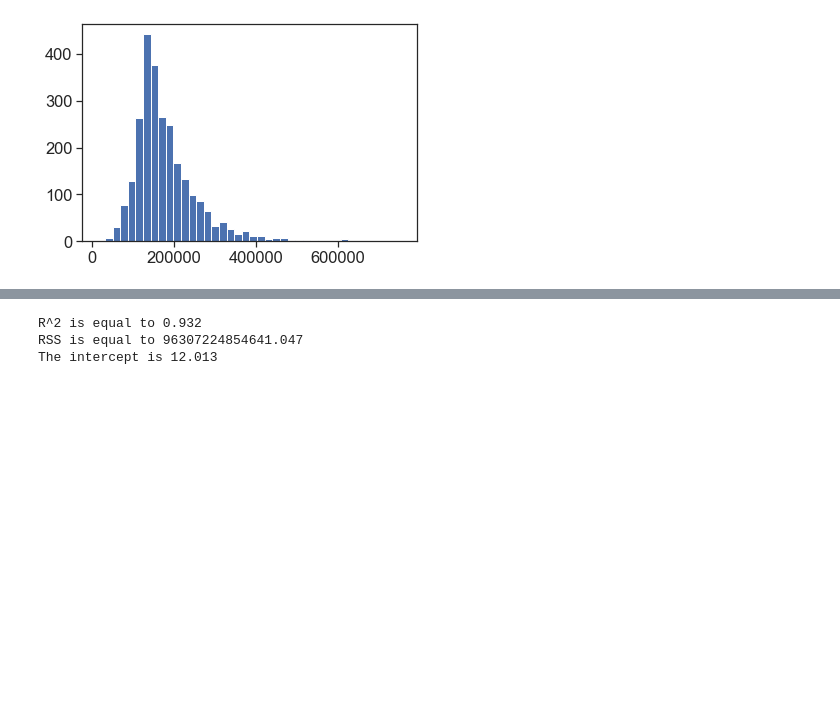
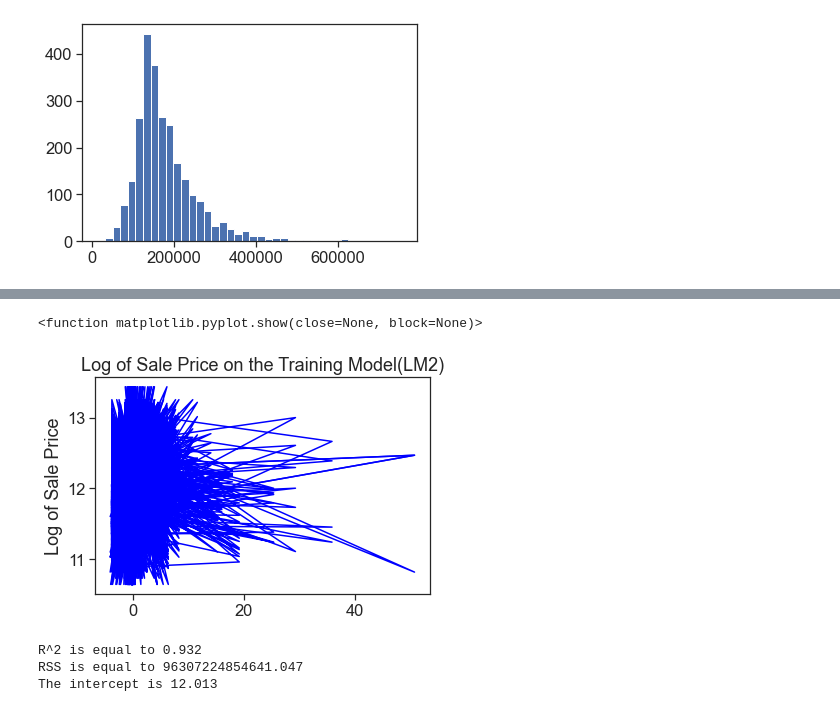
Before and after one commit to amandamanfredo1/Machine_Learning_Ames_Housing_Kaggle, a Jupyter notebook: Raunak_P/PreditHousePriceLinReg.ipynb, the cells around one changed output, grey strips where cells are left out. Saved outputs shown, nothing was run; the diff lists cells and outputs as text; code cells hidden in the pictures; blank space fills up the shorter version.

```diff
--- a/Raunak_P/PreditHousePriceLinReg.ipynb
+++ b/Raunak_P/PreditHousePriceLinReg.ipynb
@@ -839,3 +904,13 @@ plt.hist(residuals2,bins=40)
+# %%
+
+plt.plot(df_train_sig,lm2.predict(df_train_sig),color = 'blue')
+plt.title('Log of Sale Price on the Training Model(LM2)')
+plt.xlabel('')
+plt.ylabel('Log of Sale Price')
+plt.show
+# %% [output]
+<function matplotlib.pyplot.show(close=None, block=None)>
+[figure, added]
 # %%
 print('R^2 is equal to %.3f' %(lm2.score(df_train_sig, log_target)))
 print('RSS is equal to %.3f' %(np.sum(residuals2**2)))
```
Also changed, not shown: parts of 7 cells of this notebook.
